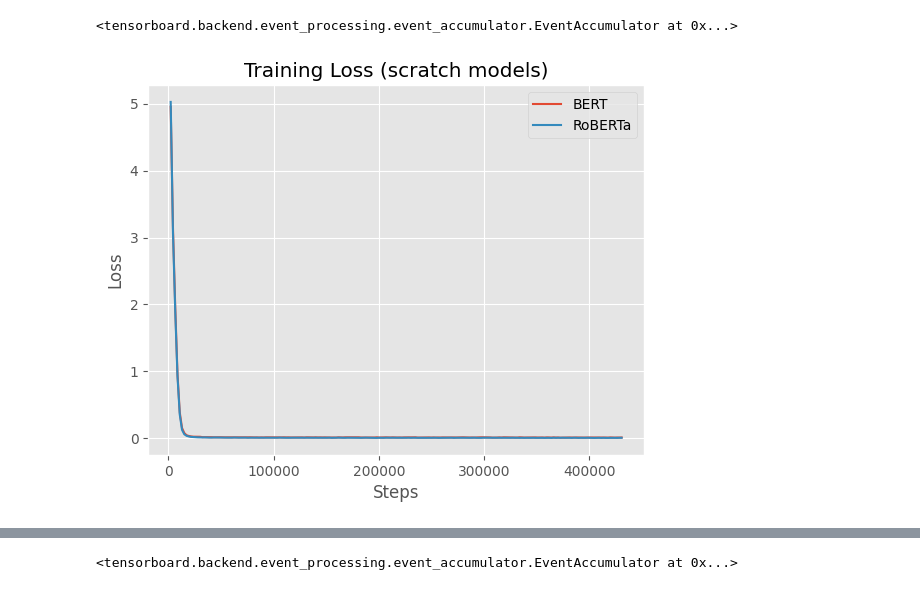
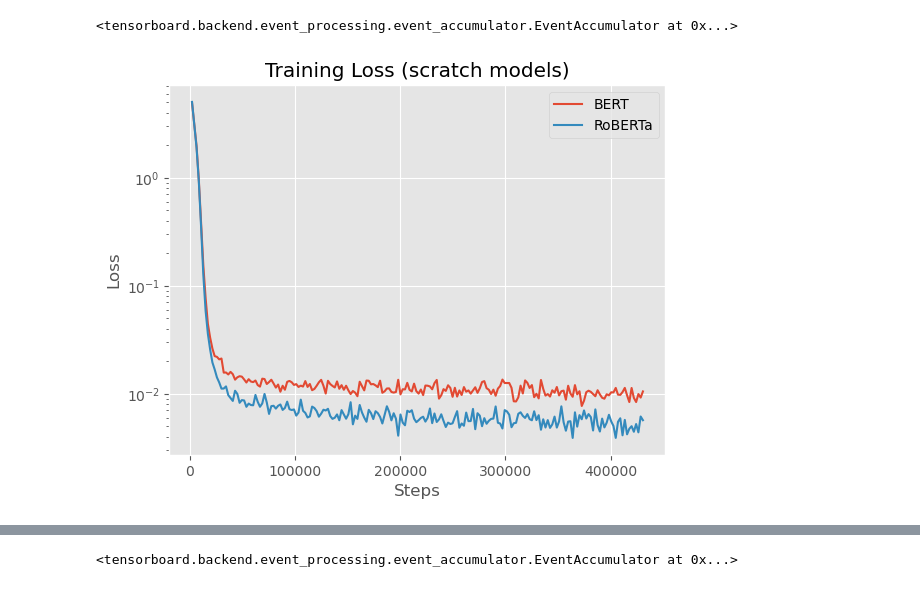
Before and after one commit to AVanDeBrook/msece-thesis, a Jupyter notebook: source/training_plots.ipynb, the cells around one changed output, grey strips where cells are left out. Drawn from its saved outputs; the diff is of its cells as text; code cells hidden in the pictures.

```diff
--- a/source/training_plots.ipynb
+++ b/source/training_plots.ipynb
@@ -37,15 +37,16 @@ for step, loss in v13_loss_events:
 # %%
 plt.plot(v12_train_loss["step"], v12_train_loss["loss"], label="BERT")
 plt.plot(v13_train_loss["step"], v13_train_loss["loss"], label="RoBERTa")
 plt.title("Training Loss (scratch models)")
 plt.xlabel("Steps")
 plt.ylabel("Loss")
+plt.yscale("log")
 plt.legend()
 
 plt.savefig("../thesis/figures/scratch_training_loss.png", format="png")
 plt.show()
 # %% [output]
-[figure, old version]
+[figure, new version]
 # %%
 v12_ppl_events = [(ev.step, ev.value) for ev in v12.Scalars("train_ppl")]
 v13_ppl_events = [(ev.step, ev.value) for ev in v13.Scalars("train_ppl")]
```
Also changed, not shown: parts of 4 cells of this notebook, 15 other files.
